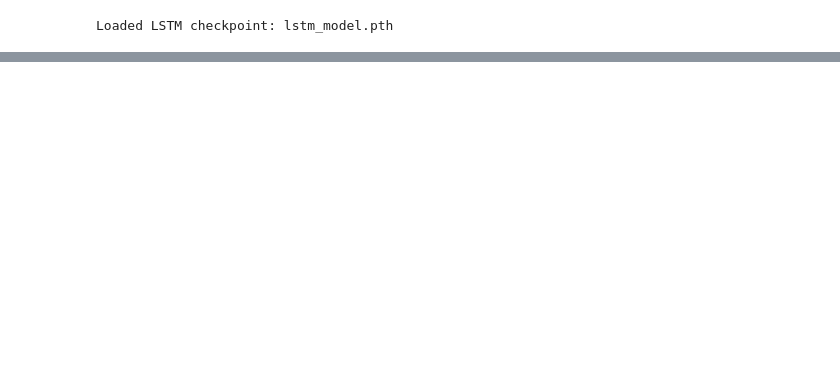
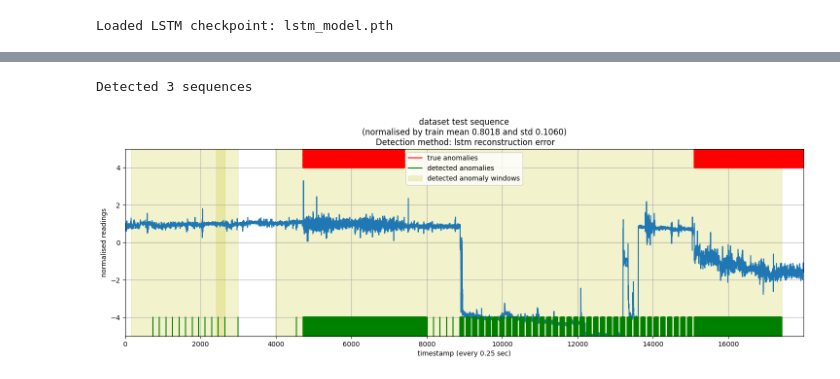
Before and after one commit to peunsu/wesad_stress_detection, a Jupyter notebook: codes/anomaly_detection.ipynb, the cells around one changed output, grey strips where cells are left out. Saved outputs shown, nothing was run; the diff lists cells and outputs as text; code cells hidden in the pictures; blank space fills up the shorter version.

```diff
--- a/codes/anomaly_detection.ipynb
+++ b/codes/anomaly_detection.ipynb
@@ -367,17 +337,10 @@ def count_TP_FP_FN(idx_detected_anomaly, anomaly_index, test_labels):
 # %%
 def compute_precision_and_recall(idx_detected_anomaly, anomaly_index, test_labels):
-    # compute true positive
     n_TP, n_FP, n_FN = count_TP_FP_FN(idx_detected_anomaly, anomaly_index, test_labels)
 
-    if n_TP + n_FP == 0:
-        precision = 1
-    else:
-        precision = n_TP / (n_TP + n_FP)
-    recall = n_TP / (n_TP + n_FN)
-    if precision + recall == 0:
-        F1 = 0
-    else:
-        F1 = 2* (precision * recall)/(precision + recall)
+    precision = n_TP / (n_TP + n_FP) if (n_TP + n_FP) > 0 else 1.0
+    recall = n_TP / (n_TP + n_FN) if (n_TP + n_FN) > 0 else 0.0
+    F1 = 2 * (precision * recall) / (precision + recall) if (precision + recall) > 0 else 0.0
 
     return precision, recall, F1, n_TP, n_FP, n_FN
 # %%
@@ -428,6 +399,6 @@ print("Average precision is {}".format(average_precision_aug))
 # %%
 # Now select a threshold
-threshold = 4399
+threshold = 9563
 
 print("Threshold is {}".format(threshold))
 idx_detection = return_anomaly_idx_by_threshold(test_lstm_recons_error, threshold)
@@ -463,7 +444,7 @@ def slice_detected_indices_into_seq(idx_detection, interval):
     print("Detected {} sequences".format(len(detected_seq)))
     return detected_seq
 # %%
-def plot_detected_anomalies(idx_detection, interval, dataset, result, detection_method, augmented_flag=1, y_scale=5, y_lim=None):
+def plot_detected_anomalies(idx_detection, interval, result, detection_method, augmented_flag=1, y_scale=5, y_lim=None):
     detected_seq = slice_detected_indices_into_seq(idx_detection, interval=interval)
     t_test = result['t_test']
     test = result['test']
@@ -472,12 +453,12 @@ def plot_detected_anomalies(idx_detection, interval, dataset, result, detection_
     # plot detected sequences
     fig, axs = plt.subplots(1, 1, figsize=(18, 5), edgecolor='k')
     fig.subplots_adjust(hspace=.4, wspace=.4)
-    axs.plot(t_test, test)
+    axs.plot(t_test, test[:, 0]) # plot only the first channel
     for j in range(len(idx_anomaly_test)):
         if j == 0:
-            axs.plot(idx_anomaly_test[j] * np.ones(20), np.linspace(-y_scale, y_scale, 20), 'r--', label='true anomalies')
+            axs.plot(idx_anomaly_test[j] * np.ones(20), np.linspace(0.8 * y_scale, y_scale, 20), 'r-', label='true anomalies')
         else:
-            axs.plot(idx_anomaly_test[j] * np.ones(20), np.linspace(-y_scale, y_scale, 20), 'r--')
+            axs.plot(idx_anomaly_test[j] * np.ones(20), np.linspace(0.8 * y_scale, y_scale, 20), 'r-')
 
     for i in range(len(detected_seq)):
         for j in detected_seq[i]:
@@ -487,7 +468,7 @@ def plot_detected_anomalies(idx_detection, interval, dataset, result, detection_
                 axs.plot((j+interval*2) * np.ones(20), np.linspace(-y_scale, -0.8*y_scale, 20), 'g-')
 
     for j in range(len(idx_anomaly_test)):
-        axs.plot(idx_anomaly_test[j] * np.ones(20), np.linspace(-y_scale, y_scale, 20), 'r--')
+        axs.plot(idx_anomaly_test[j] * np.ones(20), np.linspace(0.8 * y_scale, y_scale, 20), 'r--')
 
     for i in range(len(detected_seq)):
         interval_x = np.asarray([detected_seq[i][0], detected_seq[i][-1]+interval*2])
@@ -506,18 +487,17 @@ def plot_detected_anomalies(idx_detection, interval, dataset, result, detection_
         axs.set_ylim(-y_scale, y_lim)
     axs.set_xlabel("timestamp (every {})".format(result['t_unit']))
     axs.set_ylabel("normalised readings")
-    axs.set_title("{} dataset test sequence\n(normalised by train mean {:.4f} and std {:.4f})\n Detection method: {}".format(dataset,
-                                                                                        result['train_m'],
-                                                                                        result['train_std'],
-                                                                                        detection_method))
+    axs.set_title(f"dataset test sequence\n(normalised by train mean {result['train_m']:.4f} and std {result['train_std']:.4f})\n Detection method: {detection_method}")
     axs.legend()
     savefig(config['result_dir']+'detected_anomalies_{}_aug_{}.pdf'.format(detection_method, augmented_flag))
 # %%
 plot_detected_anomalies(idx_detection_augmented,
                         interval=config['l_win']*config['l_seq']/2,
-                        dataset=dataset,
                         result=result,
                         detection_method='lstm reconstruction error',
                         augmented_flag=1,
                         y_scale=5,
                         y_lim=5)
+# %% [output]
+Detected 3 sequences
+[figure, added]
```
Also changed, not shown: parts of 18 cells of this notebook, 4 other files.
